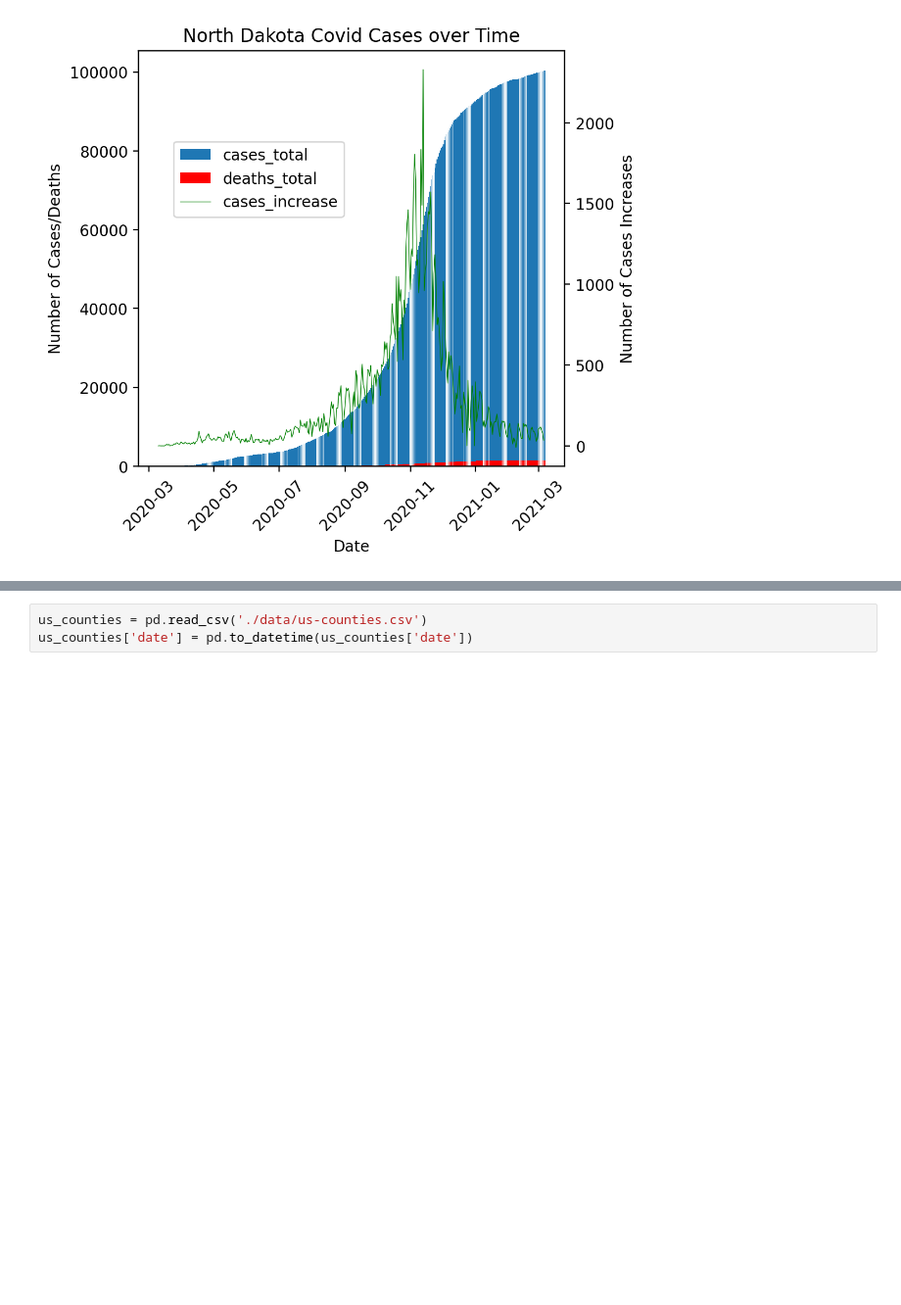
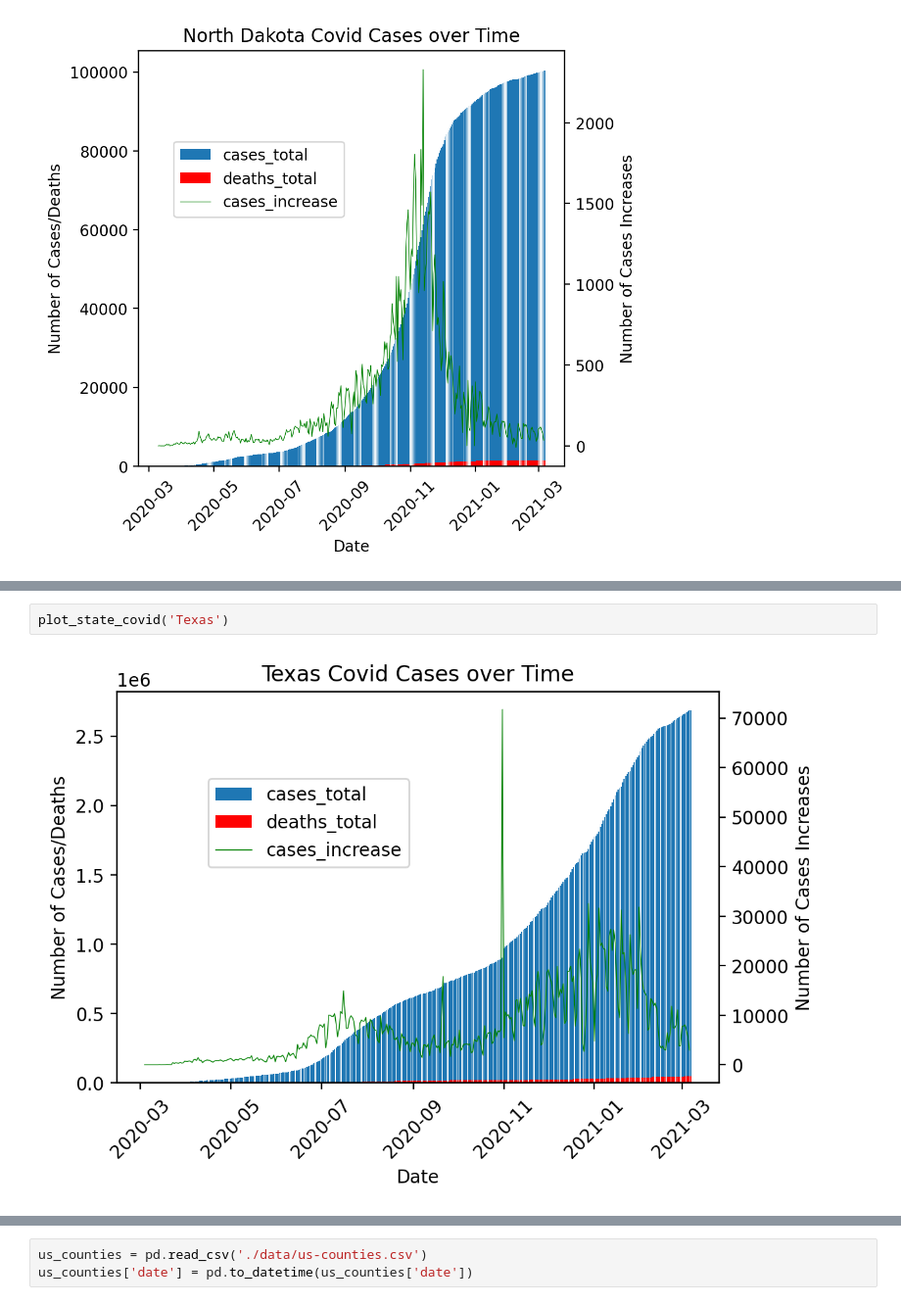
Before and after one commit to Guhui-Z/CS89_project, a Jupyter notebook: data_exploration.ipynb, the cells around one changed output, grey strips where cells are left out. Shown at 98% size. Saved outputs shown, nothing was run; the diff lists cells and outputs as text; blank space fills up the shorter version.

```diff
--- a/data_exploration.ipynb
+++ b/data_exploration.ipynb
@@ -92,0 +108,4 @@ t.head()
+# %%
+plot_state_covid('Texas')
+# %% [output]
+[figure, added]
```
Also changed, not shown: parts of 14 cells of this notebook, 17 other files.
